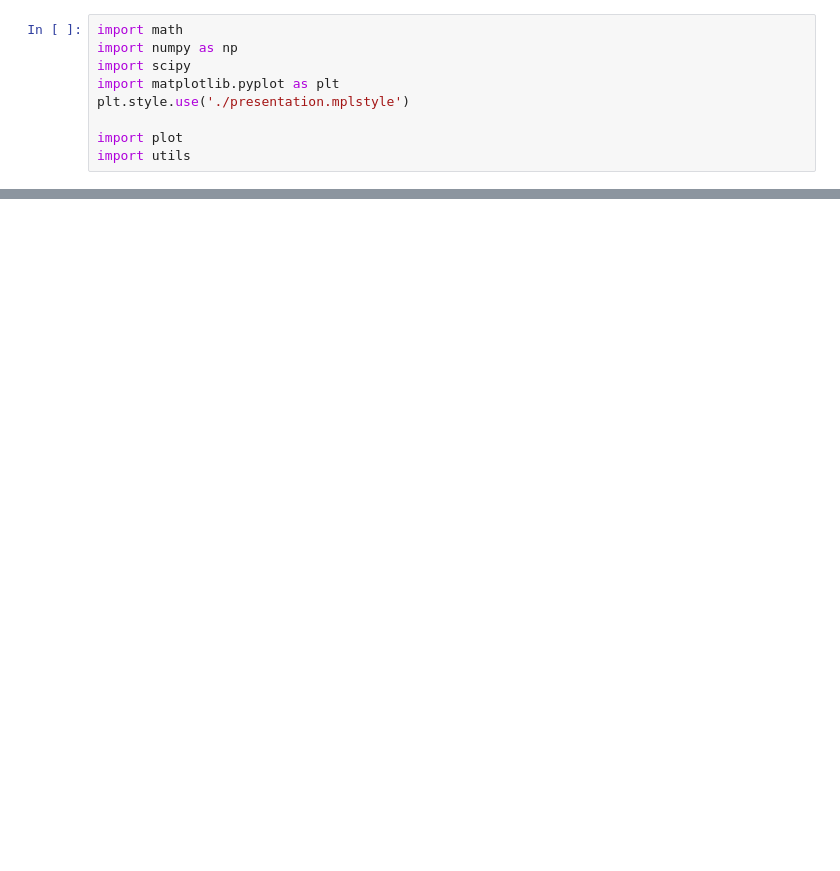
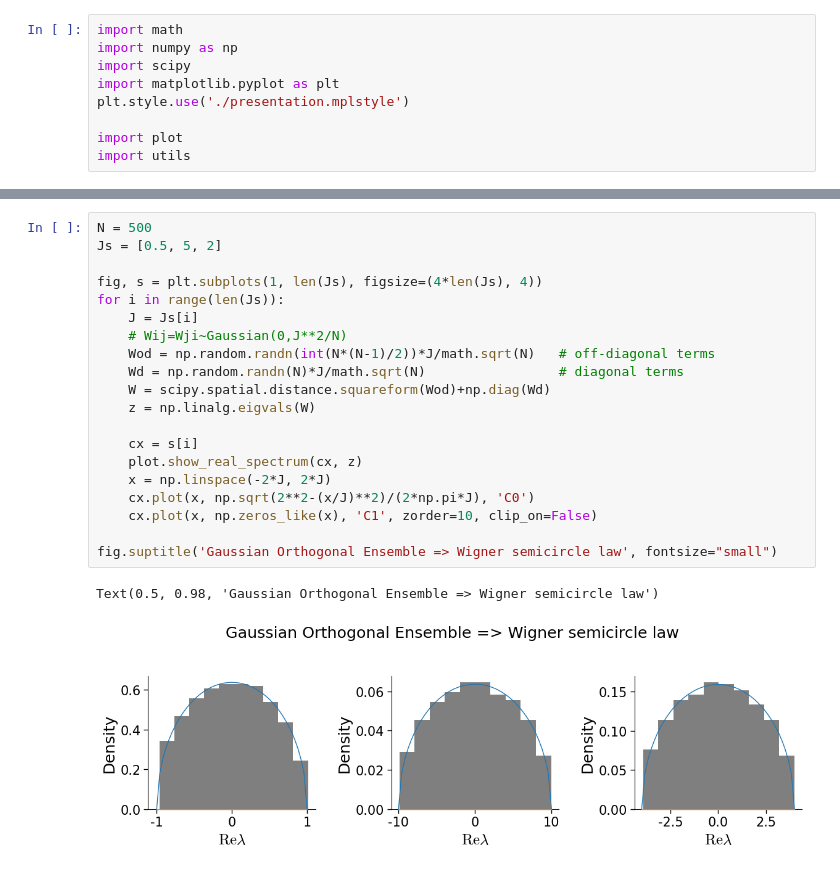
Before and after one commit to populationcodes/random-matrix-gallery, a Jupyter notebook: ensembles/Wigner.ipynb, the cells around one changed output, grey strips where cells are left out. Drawn from its saved outputs; the diff is of its cells as text; blank space fills up the shorter version.

Commit message:
Added theory predictions for Wigner, Wishart

```diff
--- a/ensembles/Wigner.ipynb
+++ b/ensembles/Wigner.ipynb
@@ -28,0 +32,23 @@ fig.savefig("../images/%s.png"%name)
+# %%
+N = 500
+Js = [0.5, 5, 2]
+
+fig, s = plt.subplots(1, len(Js), figsize=(4*len(Js), 4))
+for i in range(len(Js)):
+    J = Js[i]
+    # Wij=Wji~Gaussian(0,J**2/N)
+    Wod = np.random.randn(int(N*(N-1)/2))*J/math.sqrt(N)   # off-diagonal terms
+    Wd = np.random.randn(N)*J/math.sqrt(N)                 # diagonal terms
+    W = scipy.spatial.distance.squareform(Wod)+np.diag(Wd)
+    z = np.linalg.eigvals(W)
+
+    cx = s[i]
+    plot.show_real_spectrum(cx, z)
+    x = np.linspace(-2*J, 2*J)
+    cx.plot(x, np.sqrt(2**2-(x/J)**2)/(2*np.pi*J), 'C0')
+    cx.plot(x, np.zeros_like(x), 'C1', zorder=10, clip_on=False)
+
+fig.suptitle('Gaussian Orthogonal Ensemble => Wigner semicircle law', fontsize="small")
+# %% [output]
+Text(0.5, 0.98, 'Gaussian Orthogonal Ensemble => Wigner semicircle law')
+[figure, added]
```
Also changed, not shown: parts of 1 cell of this notebook, 4 other files.
